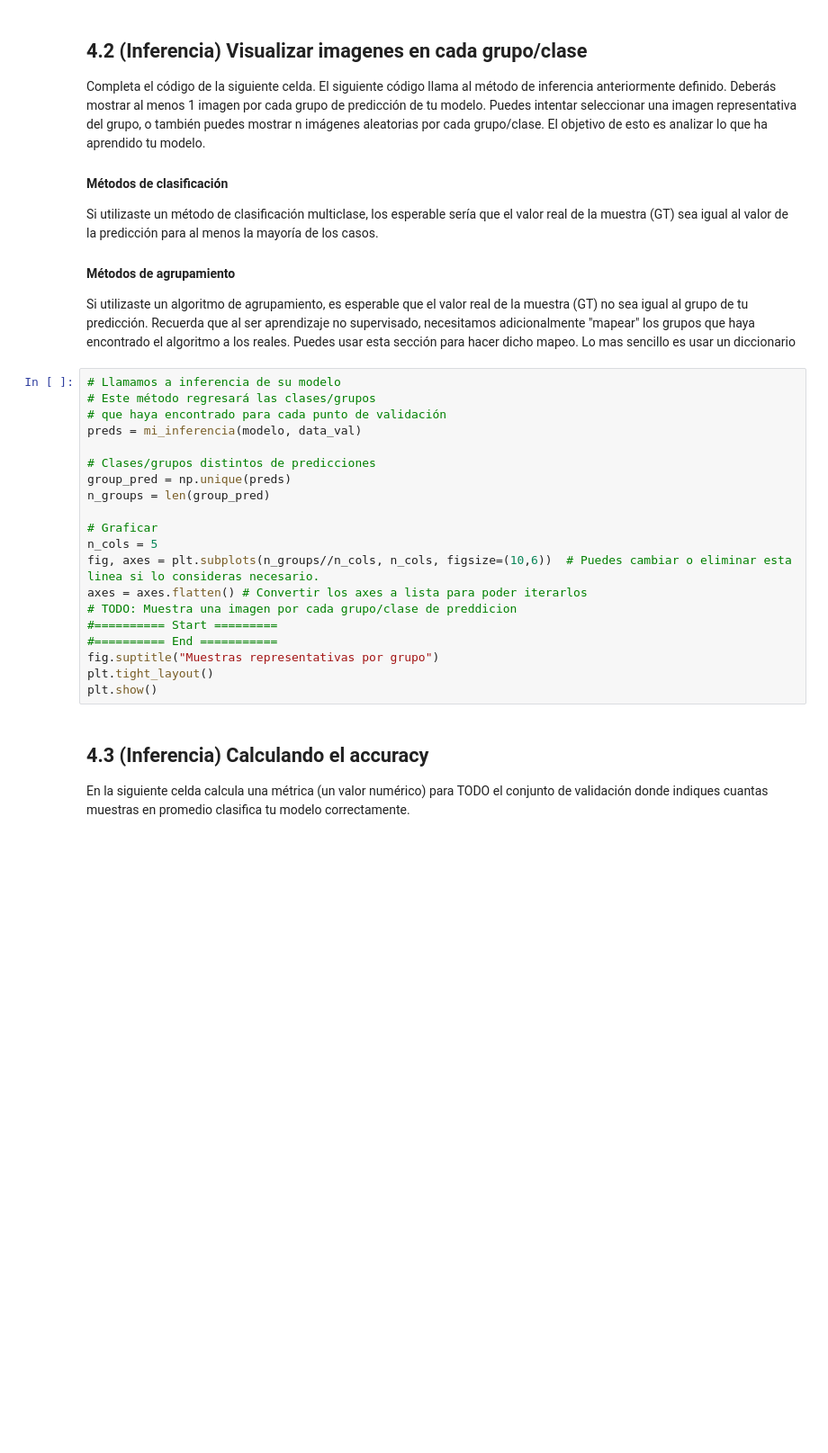
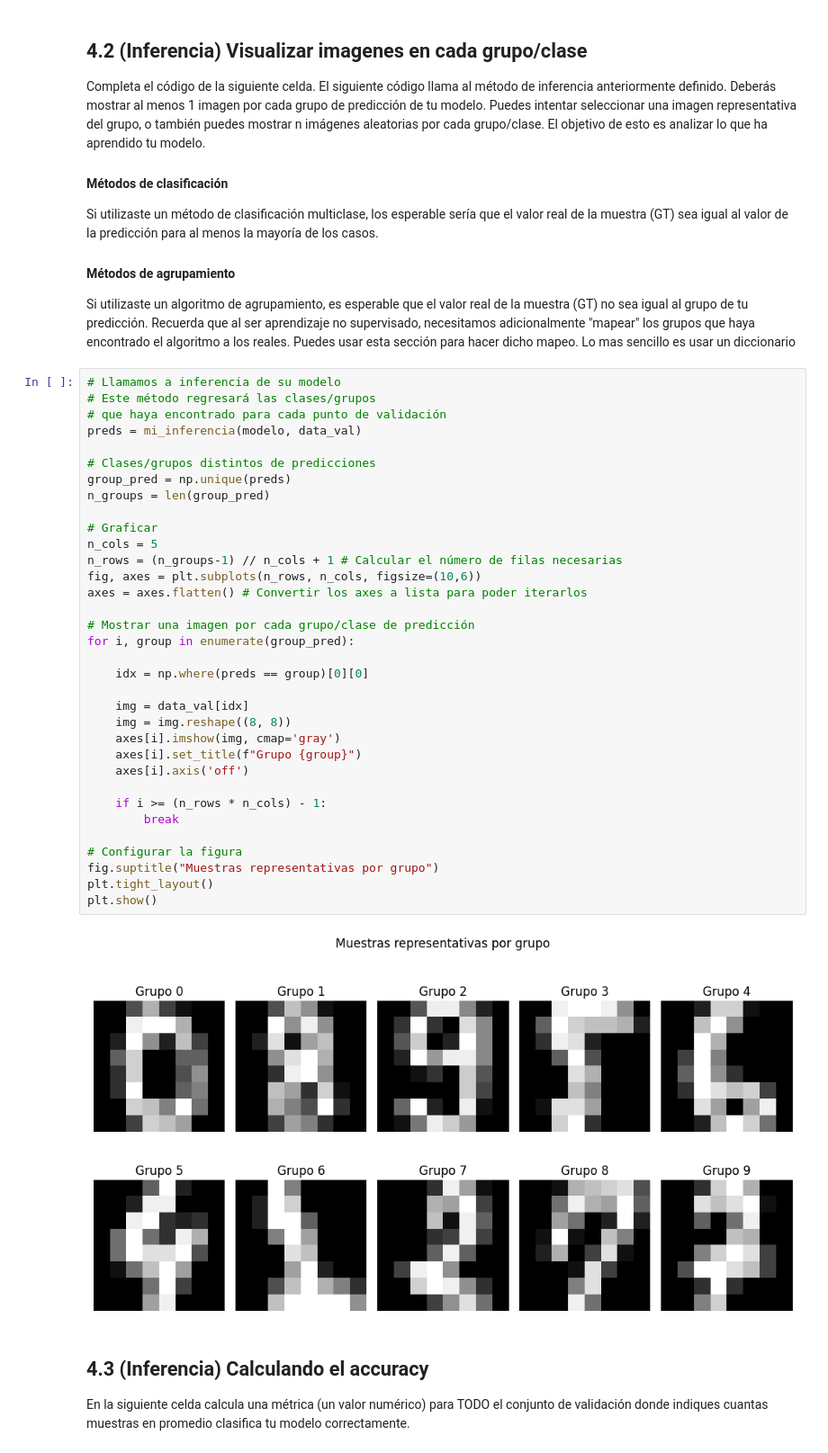
Before and after one commit to YaerimGZ/SI23_Togepis, a Jupyter notebook: proyecto_1_ML/proyecto_1_ML.ipynb, the cells around one changed output. Shown at 90% size. Saved outputs shown, nothing was run; the diff lists cells and outputs as text; blank space fills up the shorter version.

```diff
--- a/proyecto_1_ML/proyecto_1_ML.ipynb
+++ b/proyecto_1_ML/proyecto_1_ML.ipynb
@@ -235,23 +245,39 @@ Si utilizaste un algoritmo de agrupamiento, es esperable que el valor real de la
 # %%
 # Llamamos a inferencia de su modelo
 # Este método regresará las clases/grupos
 # que haya encontrado para cada punto de validación
 preds = mi_inferencia(modelo, data_val)
 
 # Clases/grupos distintos de predicciones
 group_pred = np.unique(preds)
 n_groups = len(group_pred)
 
 # Graficar
 n_cols = 5
-fig, axes = plt.subplots(n_groups//n_cols, n_cols, figsize=(10,6))  # Puedes cambiar o eliminar esta linea si lo consideras necesario.
+n_rows = (n_groups-1) // n_cols + 1 # Calcular el número de filas necesarias
+fig, axes = plt.subplots(n_rows, n_cols, figsize=(10,6))
 axes = axes.flatten() # Convertir los axes a lista para poder iterarlos
-# TODO: Muestra una imagen por cada grupo/clase de preddicion
-#========== Start =========
-#========== End ===========
+
+# Mostrar una imagen por cada grupo/clase de predicción
+for i, group in enumerate(group_pred):
+
+    idx = np.where(preds == group)[0][0]
+
+    img = data_val[idx]
+    img = img.reshape((8, 8))
+    axes[i].imshow(img, cmap='gray')
+    axes[i].set_title(f"Grupo {group}")
+    axes[i].axis('off')
+
+    if i >= (n_rows * n_cols) - 1:
+        break
+
+# Configurar la figura
 fig.suptitle("Muestras representativas por grupo")
 plt.tight_layout()
 plt.show()
+# %% [output]
+[figure, added]
 # %% [markdown]
 ## 4.3 (Inferencia) Calculando el accuracy
 En la siguiente celda calcula una métrica (un valor numérico) para TODO el conjunto de validación donde indiques cuantas muestras en promedio clasifica tu modelo correctamente.
```
Also changed, not shown: parts of 5 cells of this notebook.
